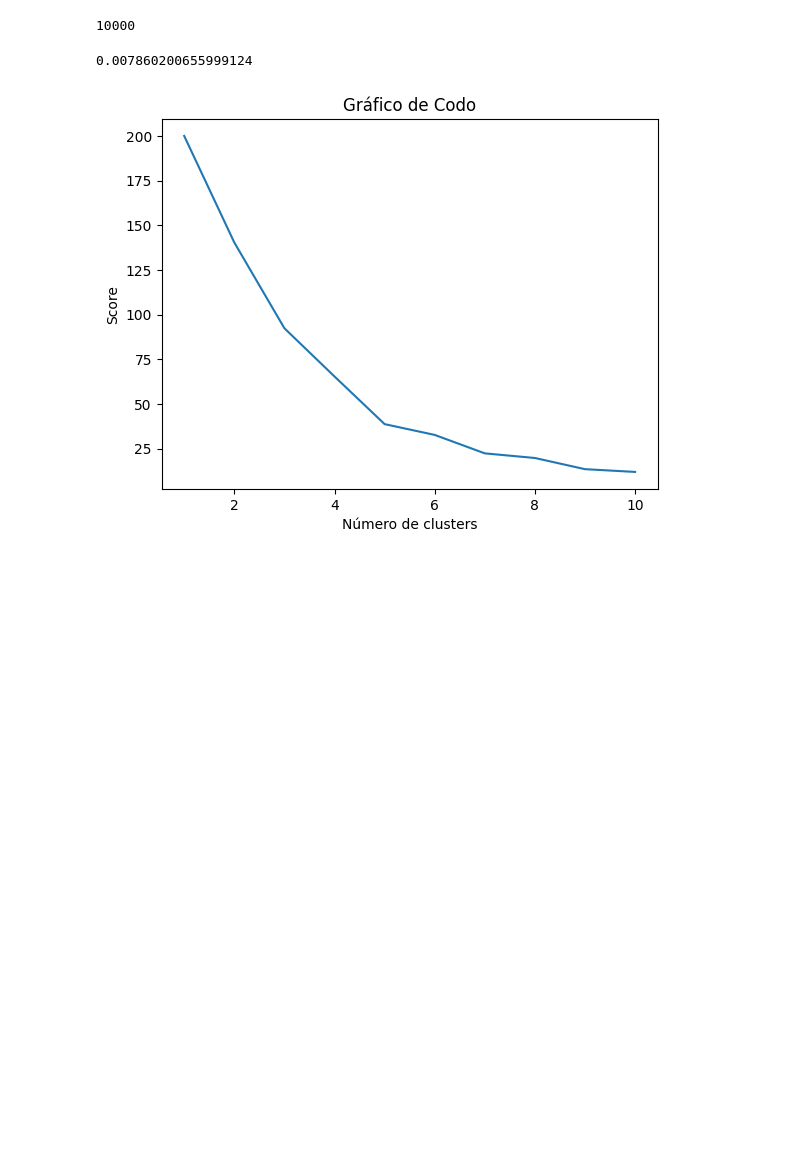
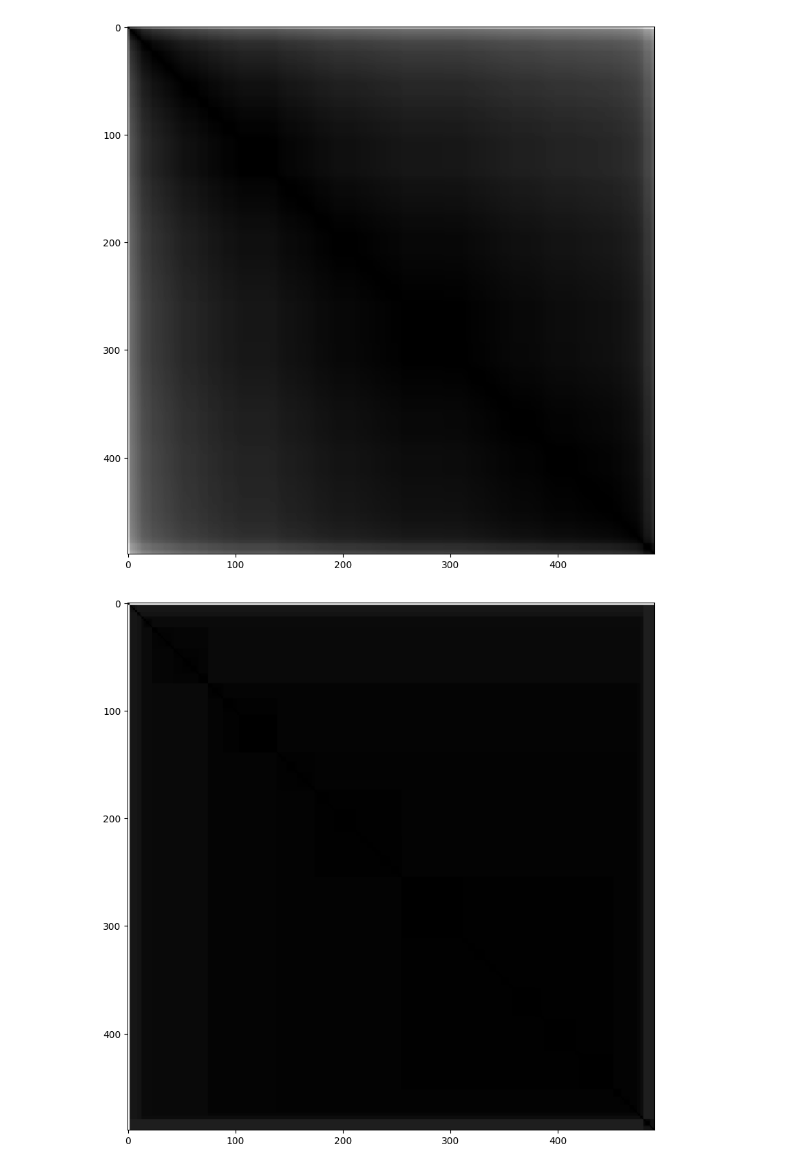
Before and after one commit to adrianrb469/md-lab2, a Jupyter notebook: lab2.ipynb, the cells around one changed output. Saved outputs shown, nothing was run; the diff lists cells and outputs as text; code cells hidden in the pictures; blank space fills up the shorter version.

```diff
--- a/lab2.ipynb
+++ b/lab2.ipynb
@@ -69,11 +51,0 @@ print(hopkins_statistic(variables.values))
-# %%
-var = movies_df[['budget', 'revenue', 'runtime']].values
-# var['budget'] = var['budget'].astype(str).str.replace(' ', '').astype(float)
-print(len(var))
-random.seed(123)
-var_scale = sklearn.preprocessing.scale(var)
-
-pyclustertend.hopkins(sklearn.preprocessing.scale(var), var.shape[0])
-# %% [output]
-10000
-0.007860200655999124
@@ -82,55 +52,33 @@ pyclustertend.vat(var_scale)
 # %%
 import pandas as pd
 #import the packages
 import pandas as pd # working with data
 import numpy as np # working with arrays
 from pyclustertend import vat
 from pyclustertend import ivat
 from sklearn.preprocessing import scale
 
 movies_df =pd.read_csv('./movies.csv', encoding='latin1')
 # movies_df[['budget', 'revenue', 'runtime']] = movies_df[['budget', 'revenue', 'runtime']].fillna(0)
 movies_df[["budget", "runtime", "revenue", "popularity", "voteAvg", "voteCount", "genresAmount", "productionCoAmount", "productionCountriesAmount", "actorsAmount"]] = movies_df[["budget", "runtime", "revenue", "popularity", "voteAvg", "voteCount", "genresAmount", "productionCoAmount", "productionCountriesAmount", "actorsAmount"]].fillna(0)
 
 # #drop rows with missing values
 # movies_df = movies_df.dropna()
 
-
 movies_df['budget'] = movies_df['budget'].astype(str).str.replace(' ', '').astype(float)
-
-
-
 
 X = np.array(movies_df[["budget", "runtime", "revenue", "popularity", "voteAvg", "voteCount", "genresAmount", "productionCoAmount", "productionCountriesAmount", "actorsAmount"]])
 
 # X = np.array(movies_df[["runtime", "revenue"]])
 
+# take random sample of 1000
+X_sample = X[np.random.choice(X.shape[0], 30, replace=False), :]
 
+X_scaled = scale(X_sample).flatten()
 
+vat(X_scaled.reshape(-1, 1))
 
-# take random sample of 1000
-X_sample = X[np.random.choice(X.shape[0], 100, replace=False), :]
-
-
-# Now you can scale this subset
-X_scaled = scale(X_sample)
-
-numeroClusters = range(1,11)
-wcss = []
-for i in numeroClusters:
-    kmeans = cluster.KMeans(n_clusters=i)
-    kmeans.fit(X_scaled)
-    wcss.append(kmeans.inertia_)
-
-plt.plot(numeroClusters, wcss)
-plt.xlabel("Número de clusters")
-
-plt.ylabel("Score")
-plt.title("Gráfico de Codo")
-plt.show()
-
-# vat(X_scaled)
-
-# ivat(X_scaled)
+ivat(X_scaled.reshape(-1, 1))
 # %% [output]
-[figure, old version]
+[figure, new version]
+[figure, added]
```
Also changed, not shown: parts of 9 cells of this notebook.
